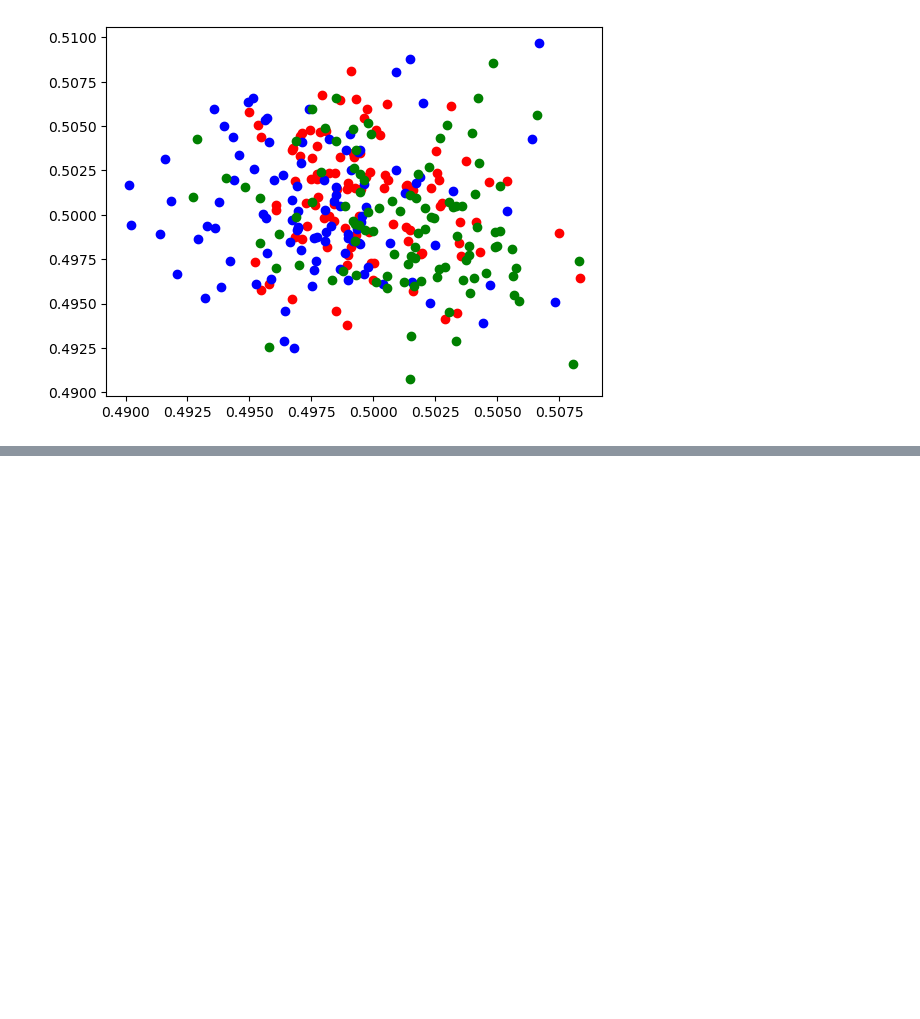
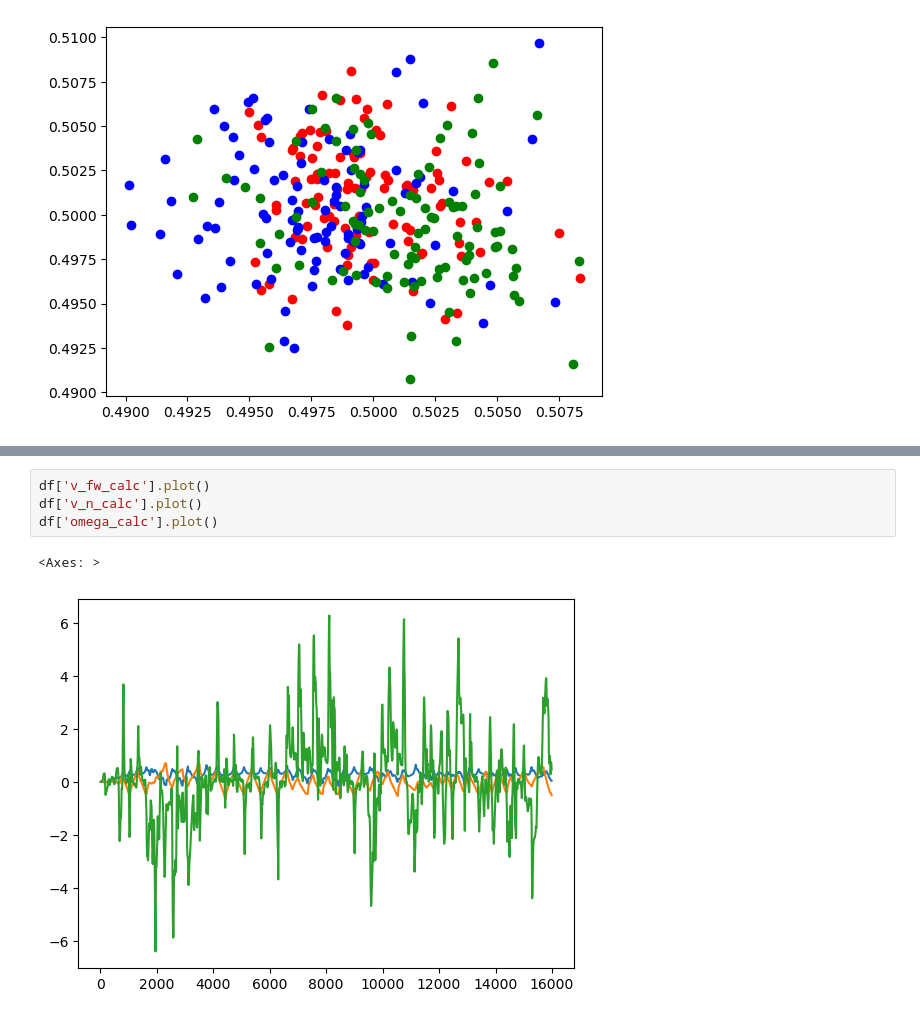
Before and after one commit to AntoSave/mujoco_mpc, a Jupyter notebook: tuning/teleop_data_analysis.ipynb, the cells around one changed output, grey strips where cells are left out. Drawn from its saved outputs; the diff is of its cells as text; blank space fills up the shorter version.

```diff
--- a/tuning/teleop_data_analysis.ipynb
+++ b/tuning/teleop_data_analysis.ipynb
@@ -330,0 +385,7 @@ plt.scatter(right_samples[:,0], right_samples[:,1], c='g', label='right')
+# %%
+df['v_fw_calc'].plot()
+df['v_n_calc'].plot()
+df['omega_calc'].plot()
+# %% [output]
+<Axes: >
+[figure, added]
```
Also changed, not shown: parts of 47 cells of this notebook.
